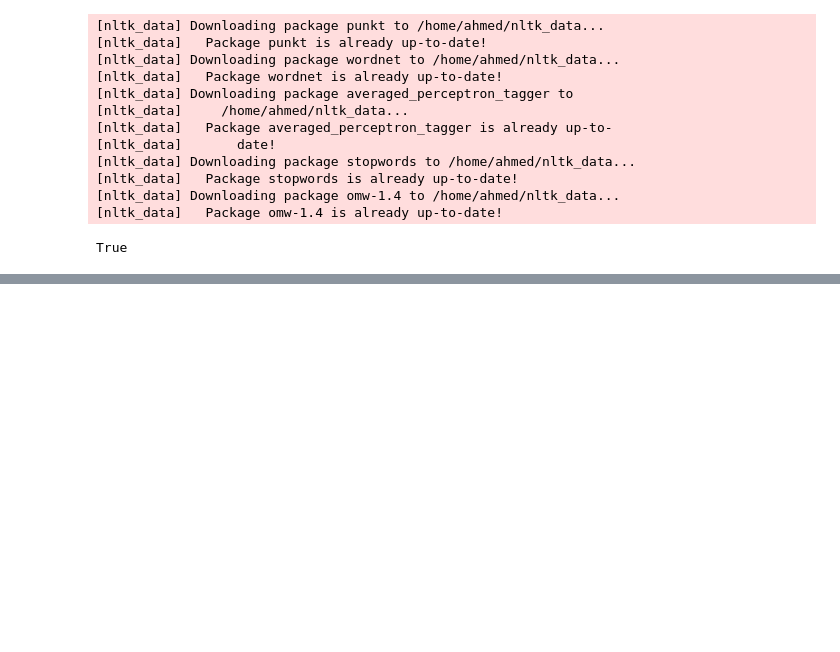
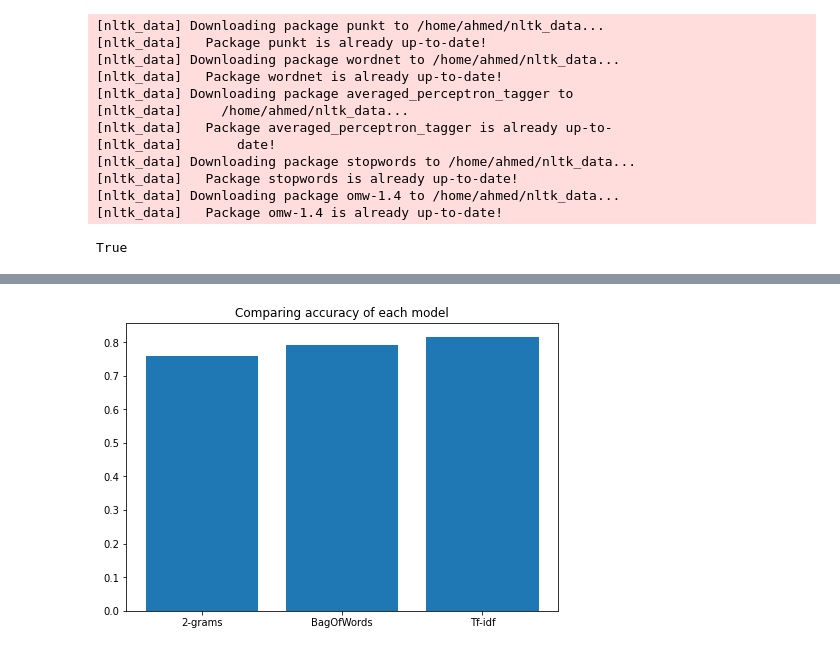
Before and after one commit to AhmedAbdelGawadFarag/movie-review-sentiment-analysis, a Jupyter notebook: sentiment_analysis.ipynb, the cells around one changed output, grey strips where cells are left out. Saved outputs shown, nothing was run; the diff lists cells and outputs as text; code cells hidden in the pictures; blank space fills up the shorter version.

```diff
--- a/sentiment_analysis.ipynb
+++ b/sentiment_analysis.ipynb
@@ -140,0 +216,13 @@ MultinomialNB Accuracy: 0.8283333333333334
+# %%
+fig =  plt.figure()
+ax = fig.add_axes([0,0,1,1])
+
+plt.title('Comparing accuracy of each model')
+
+models_labels = ['2-grams','BagOfWords','Tf-idf']
+models_accs = [TWO_GRAM_ACCS,BOW_ACCS,TFIDF_ACCS]
+
+ax.bar(models_labels,models_accs)
+plt.show()
+# %% [output]
+[figure, added]
```
Also changed, not shown: parts of 7 cells of this notebook.
